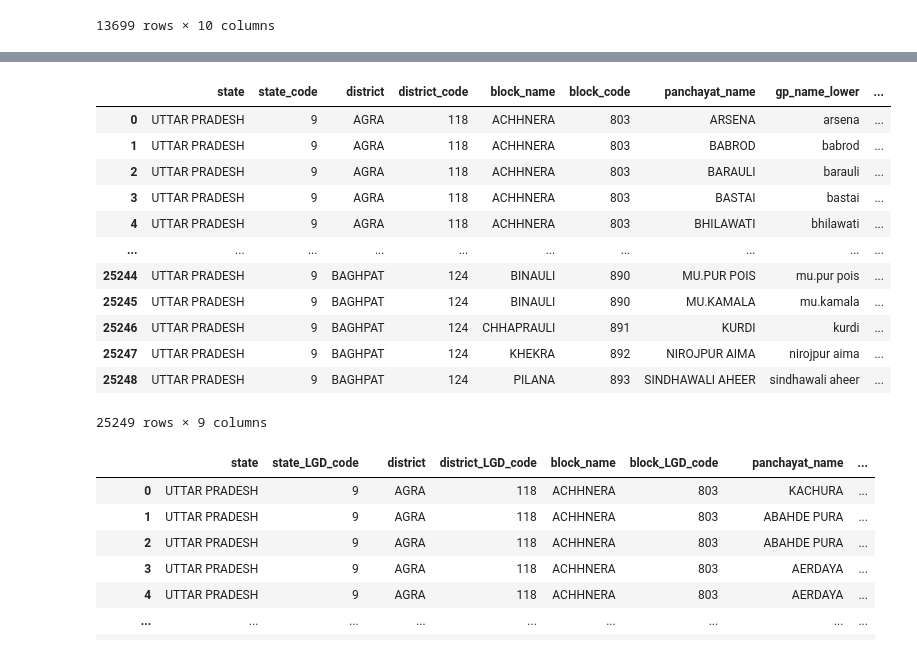
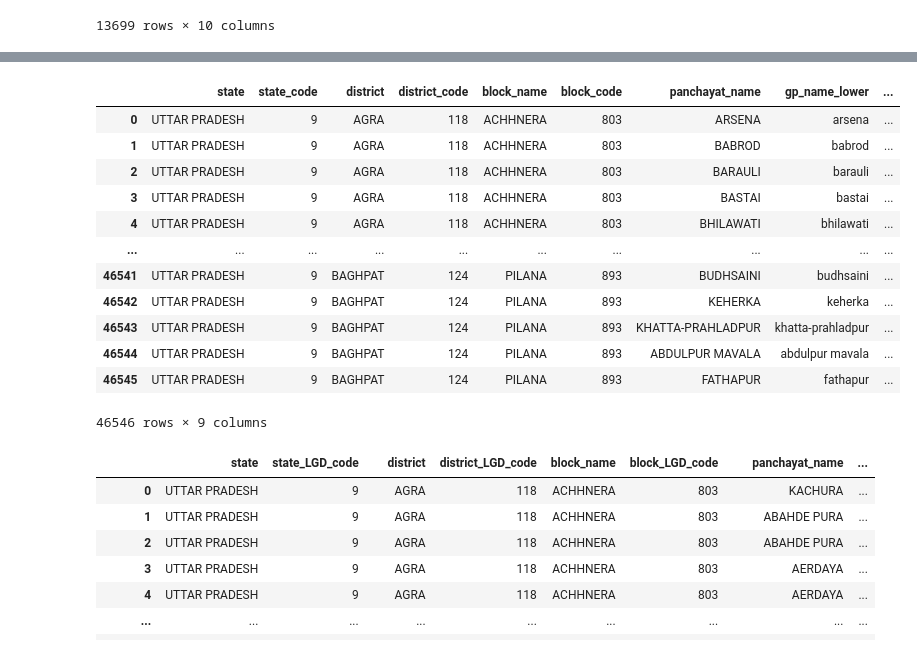
Before and after one commit to ujjawal234/bipp-datasets, a Jupyter notebook: projects/nrega-impact/src/data/up_panchayat_mapping.ipynb, the cells around one changed output, grey strips where cells are left out. Drawn from its saved outputs; the diff is of its cells as text; code cells hidden in the pictures.

```diff
--- a/projects/nrega-impact/src/data/panchayat_mapping.ipynb
+++ b/projects/nrega-impact/src/data/up_panchayat_mapping.ipynb
@@ -365,6 +368,7 @@ pending2_mapped['gp_code_x'] = pending2_mapped['gp_code_x'].fillna(pending2_mapp
 pending2_mapped = pending2_mapped.rename(columns={'gp_code_x':'gp_code'}).drop(['block_code_left','gp_code_y','gp_name_lower_left'], axis=1)
 # .dropna(subset=['gp_code'])
 # pending2_mapped['gp_code'] = pending2_mapped['gp_code'].astype(int)
+pending2_mapped_notnull = pending2_mapped[pending2_mapped['gp_code'].notnull()]
 pending2_mapped
 # %% [output]
 |  | state | state_code | district | district_code | block_name | block_code | panchayat_name | gp_name_lower | ... |
@@ -420,8 +424,7 @@ pending3_mapped
 | 182404 | -0.064933 | 13698 | 15566.0 | 893 | shazanpur thisora orf navada | 13698 | ... |
 13699 rows × 10 columns
 # %%
-filtered_2 =  pending3_mapped.query("best_match_score >= 0.08").sort_values( by=['best_match_score'], ascending=True).copy()
+filtered_2 =  pending3_mapped.query("best_match_score >= 0.1").sort_values( by=['best_match_score'], ascending=True).copy()
 filtered_2
-# .head(100)
 # %% [output]
 |  | best_match_score | __id_left | __id_right | block_code_left | gp_name_lower_left | index_left | ... |
@@ -462,21 +465,21 @@ pending3_merged
 # %%
-mapped_codes_1_2_3 = pd.concat([mapped_codes_1_2, pending3_merged]).drop_duplicates().reset_index(drop=True)
+mapped_codes_1_2_3 = pd.concat([mapped_codes_1_2, pending3_merged, pending2_mapped_notnull]).drop_duplicates().reset_index(drop=True)
 mapped_codes_1_2_3['gp_name_lower'] = mapped_codes_1_2_3['panchayat_name'].str.lower()
 mapped_codes_1_2_3
 # %% [output]
 |  | state | state_code | district | district_code | block_name | block_code | panchayat_name | gp_name_lower | ... |
 | 0 | UTTAR PRADESH | 9 | AGRA | 118 | ACHHNERA | 803 | ARSENA | arsena | ... |
 | 1 | UTTAR PRADESH | 9 | AGRA | 118 | ACHHNERA | 803 | BABROD | babrod | ... |
 | 2 | UTTAR PRADESH | 9 | AGRA | 118 | ACHHNERA | 803 | BARAULI | barauli | ... |
 | 3 | UTTAR PRADESH | 9 | AGRA | 118 | ACHHNERA | 803 | BASTAI | bastai | ... |
 | 4 | UTTAR PRADESH | 9 | AGRA | 118 | ACHHNERA | 803 | BHILAWATI | bhilawati | ... |
 | ... | ... | ... | ... | ... | ... | ... | ... | ... | ... |
-| 25244 | UTTAR PRADESH | 9 | BAGHPAT | 124 | BINAULI | 890 | MU.PUR POIS | mu.pur pois | ... |
-| 25245 | UTTAR PRADESH | 9 | BAGHPAT | 124 | BINAULI | 890 | MU.KAMALA | mu.kamala | ... |
-| 25246 | UTTAR PRADESH | 9 | BAGHPAT | 124 | CHHAPRAULI | 891 | KURDI | kurdi | ... |
-| 25247 | UTTAR PRADESH | 9 | BAGHPAT | 124 | KHEKRA | 892 | NIROJPUR AIMA | nirojpur aima | ... |
-| 25248 | UTTAR PRADESH | 9 | BAGHPAT | 124 | PILANA | 893 | SINDHAWALI AHEER | sindhawali aheer | ... |
+| 46541 | UTTAR PRADESH | 9 | BAGHPAT | 124 | PILANA | 893 | BUDHSAINI | budhsaini | ... |
+| 46542 | UTTAR PRADESH | 9 | BAGHPAT | 124 | PILANA | 893 | KEHERKA | keherka | ... |
+| 46543 | UTTAR PRADESH | 9 | BAGHPAT | 124 | PILANA | 893 | KHATTA-PRAHLADPUR | khatta-prahladpur | ... |
+| 46544 | UTTAR PRADESH | 9 | BAGHPAT | 124 | PILANA | 893 | ABDULPUR MAVALA | abdulpur mavala | ... |
+| 46545 | UTTAR PRADESH | 9 | BAGHPAT | 124 | PILANA | 893 | FATHAPUR | fathapur | ... |
-25249 rows × 9 columns
+46546 rows × 9 columns
 # %%
 df['gp_name_lower'] = df['panchayat_name'].str.lower()
 df
```
Also changed, not shown: parts of 11 cells of this notebook, 1 other file.
